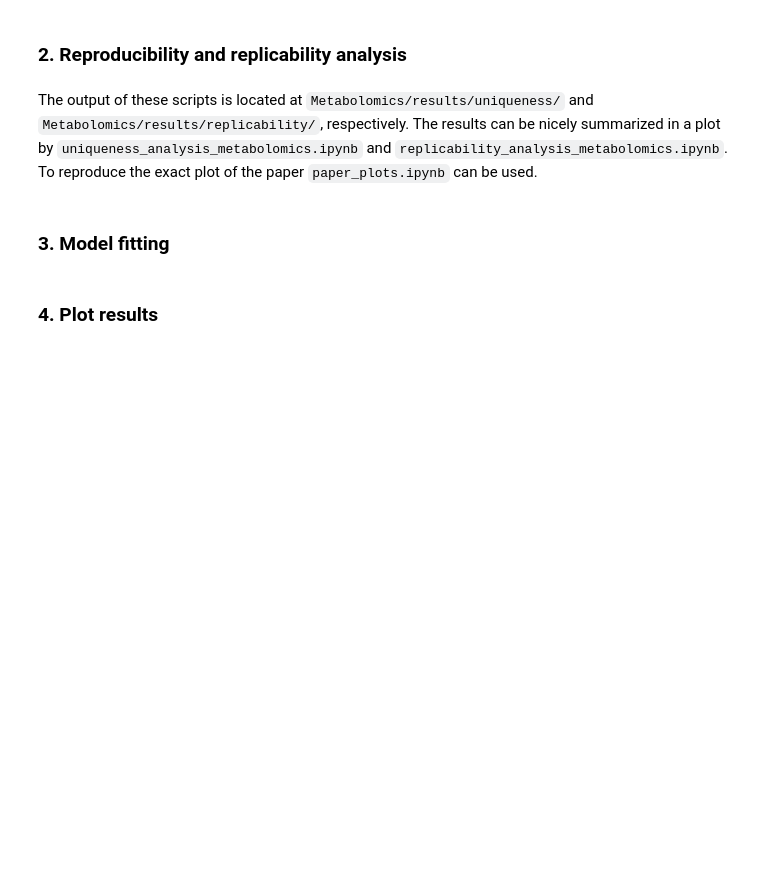
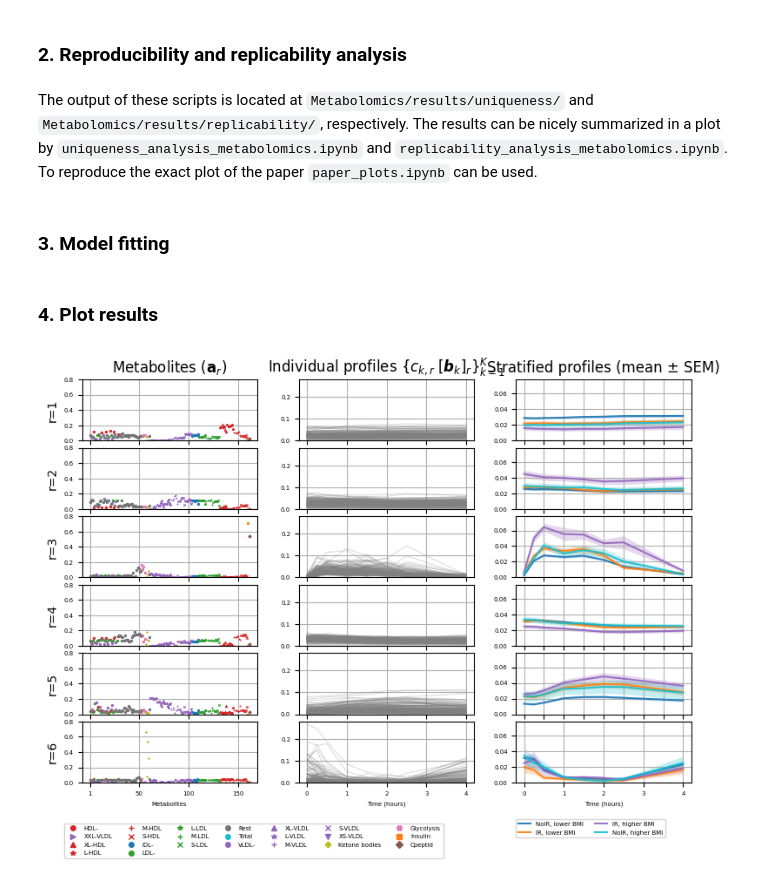
Before and after one commit to cchatzis/Revealing-Subject-specific-Temporal-Patterns-from-Longitudinal-Data, a Jupyter notebook: metabolomics.ipynb, the cells around one changed output. Drawn from its saved outputs; the diff is of its cells as text; code cells hidden in the pictures; blank space fills up the shorter version.

```diff
--- a/metabolomics.ipynb
+++ b/metabolomics.ipynb
@@ -274,8 +233,10 @@ for init in range(40):
 # %%
 # Fitting CMF models
 
-best_error = np.inf
-best_factors = None
+# ⚠️ This might take significant amount of time (> 1hr).
+
+best_cmf_error = np.inf
+best_cmf_factors = None
 
 for init in range(40):
 
@@ -302,7 +263,8 @@ for init in range(40):
         absolute_tol=1e-6,
         feasibility_tol=1e-5,
         inner_tol=1e-5,
-        mask=mask,
+        mask=mask.T,
+        verbose=500,
     )
 
     if (
@@ -310,9 +272,9 @@ for init in range(40):
     ):
         continue
     else:
-        if run_diagnostics.regularized_loss[-1] < best_error:
-            best_error = run_diagnostics.regularized_loss[-1]
-            best_factors = (D, B, A)
+        if run_diagnostics.regularized_loss[-1] < best_cmf_error:
+            best_cmf_error = run_diagnostics.regularized_loss[-1]
+            best_cmf_factors = (D, B, A)
 # %% [markdown]
 ### 4. Plot results
 # %%
@@ -334,16 +296,25 @@ for init in range(40):
 # %%
-model = 'cmf' # can be 'cmf', 'cp' or 'parafac2'
+model = 'parafac2' # can be 'cmf', 'cp' or 'parafac2'
 n_components = 6
 
-A = best_factors[2]
-C = best_factors[0]
-if model != 'cp':
-    B = best_factors[1]
+######################################################
+
+if model == 'cp':
+    best_factors = best_cp_factors
+    A = best_factors[2]
+    C = best_factors[0]
+    B = [deepcopy(best_factors[1]) for _ in range(A.shape[0])]
 else:
-    B = [deepcopy(best_factors[1]) for _ in range(A.shape[0])]
-
-if model == 'cp': # if model is 'cp' the order of the factors needs to be changed
-    (A,B,C) = (C,B,A)
+    if model == 'parafac2':
+        best_factors = best_parafac2_factors
+        B = best_factors[1]
+        A = best_factors[2]
+        C = best_factors[0]
+    elif model == 'cmf':
+        best_factors = best_cmf_factors
+        B = best_factors[1]
+        A = best_factors[2]
+        C = best_factors[0]
 
 fig, axs = plt.subplots(
     n_components, 3,
@@ -352,30 +323,32 @@ fig, axs = plt.subplots(
 )
 
 fig.subplots_adjust(
     left=0.06, right=0.935, bottom=0.08, top=0.97,
     wspace=0.24, hspace=0.12
 )
 
 for i, comp in enumerate(range(6)): # keep the same ordering as in the paper
     if i == 0:
         plot_funcs.plot_metabolite_component(factors=(A,B,C),comp=comp, metabolites=metabolites,axes=axs[i,0],plot_title=True,comp_i=i)
         plot_funcs.plot_metabolomics_profile_component(factors=(A,B,C),comp=comp,axes=axs[i,1],comp_i=i,plot_title=True,time_points=[0,0.25,0.5,1,1.5,2,2.5,4])
         plot_funcs.plot_metabolomics_stratified_profiles_component(factors=(A,B,C),comp=comp,axes=axs[i,2],plot_title=True,group=group,time_points=[0,0.25,0.5,1,1.5,2,2.5,4])
     elif i == 5:
         plot_funcs.plot_metabolite_component(factors=(A,B,C),comp=comp,metabolites=metabolites,axes=axs[i,0],plot_xticks=True,plot_legend=True,comp_i=i)
         plot_funcs.plot_metabolomics_profile_component(factors=(A,B,C),comp=comp,axes=axs[i,1],comp_i=i,plot_legend=True,plot_xticks=True,time_points=[0,0.25,0.5,1,1.5,2,2.5,4])
         plot_funcs.plot_metabolomics_stratified_profiles_component(factors=(A,B,C),comp=comp,axes=axs[i,2],plot_legend=True,plot_xticks=True,group=group,time_points=[0,0.25,0.5,1,1.5,2,2.5,4])
     else:
         plot_funcs.plot_metabolite_component(factors=(A,B,C),comp=comp,metabolites=metabolites,axes=axs[i,0],comp_i=i)
         plot_funcs.plot_metabolomics_profile_component(factors=(A,B,C),comp=comp,axes=axs[i,1],comp_i=i,time_points=[0,0.25,0.5,1,1.5,2,2.5,4])
         plot_funcs.plot_metabolomics_stratified_profiles_component(factors=(A,B,C),comp=comp,axes=axs[i,2],group=group,time_points=[0,0.25,0.5,1,1.5,2,2.5,4])
 
 
 axs[0,0].set_xticks([0,49,99,149])
 axs[1,0].set_xticks([0,49,99,149])
 axs[2,0].set_xticks([0,49,99,149])
 axs[3,0].set_xticks([0,49,99,149])
 axs[4,0].set_xticks([0,49,99,149])
 axs[5,0].set_xticks([0,49,99,149])
 
 plt.show()
+# %% [output]
+[figure, added]
```
Also changed, not shown: parts of 9 cells of this notebook.
